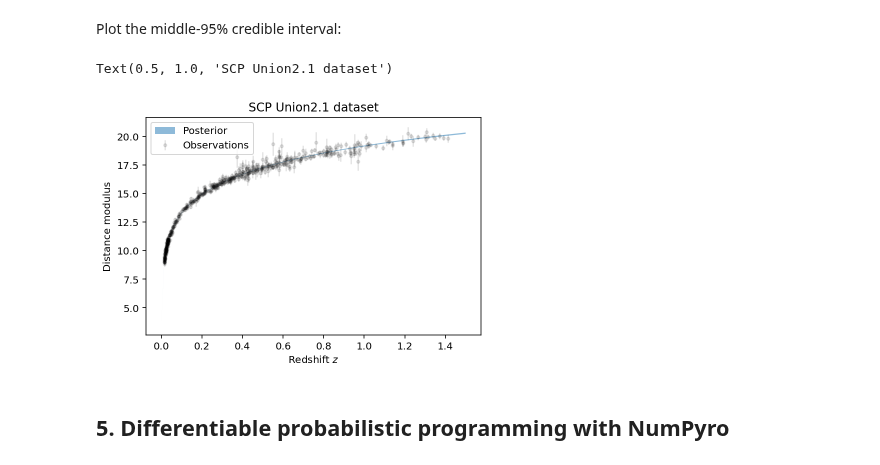
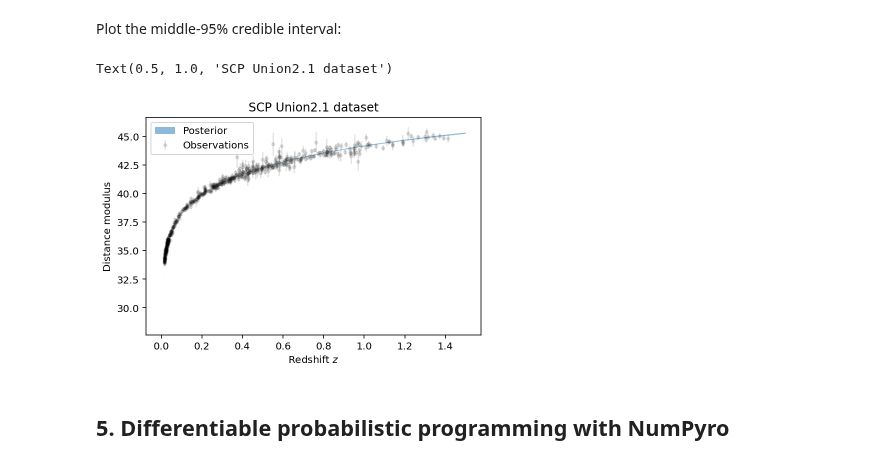
Before and after one commit to smsharma/deep-prob-prog-tutorials, a Jupyter notebook: 01_mcmc_and_vi.ipynb, the cells around one changed output. Cells and saved outputs as stored; diff of their text form; code cells hidden in the pictures.

```diff
--- a/01_mcmc_and_vi.ipynb
+++ b/01_mcmc_and_vi.ipynb
@@ -162,6 +171,4 @@ where we assume $\Omega_{\Lambda, 0} = 1 - \Omega_{m,0}$ for a flat Universe. Th
 # %%
-from scipy.integrate import quad
-
 def H(z, H0=70., OmM=0.3, OmL=0.7):
     """ Hubble evolution
 
@@ -188,7 +195,7 @@ def mu(z, H0=70, OmM=0.3):
     :param H0: Hubble constant
     :param OmM: Matter density
     """
-    return jnp.log10(dL(z, H0, OmM) + 5.) * 5.
+    return 25. + jnp.log10(dL(z, H0, OmM) + 5.) * 5.
 # %% [markdown]
 Let's plot the predicted distance modulus over the redshift range of observation and compare with observations.
 # %%
@@ -276,7 +284,7 @@ def log_likelihood_vmap(theta, z, mu_obs, mu_err):
     :param mu_err: Std of observed dist. mod.
     """
     H0, OmM = theta
-    mu = mu_pred_vmap(z, H0, OmM) + 25.
+    mu = mu_pred_vmap(z, H0, OmM)
     ll = -0.5 * np.sum((mu_obs - mu) ** 2 / mu_err ** 2)
     return ll
 # %%
@@ -429,9 +439,9 @@ n_walkers = 8
 
 # Use the vectorized log-posterior PDF we coded up to parallelize over walkers
 sampler = emcee.EnsembleSampler(nwalkers=n_walkers, ndim=2, log_prob_fn=log_post_vmap, args=(zs, mm, dm), vectorize=True)
-pos = soln.x + 1e-2 * np.random.randn(n_walkers, 2)  # Initial positions of walkers
+pos = soln.x + 1e-3 * np.random.randn(n_walkers, 2)  # Initial positions of walkers
 
-# Let 'em rip
+# Run MCMC sampler
 sampler.run_mcmc(initial_state=pos, nsteps=5000, progress=True);
 # %%
 samples_emcee = sampler.get_chain(discard=500, thin=8, flat=True)
@@ -456,16 +466,16 @@ mu_post = jnp.array([mu_pred_vmap(z_ary, H0, OmM0) for H0, OmM0 in (samples_emce
 Plot the middle-95\% credible interval:
 # %%
 plt.fill_between(z_ary, np.percentile(mu_post, [2.5], axis=0)[0], np.percentile(mu_post, [97.5], axis=0)[0], label="Posterior", alpha=0.5)
-plt.errorbar(zs, mm - 25, yerr=dm, marker='.', ls='None', color='k', label="Observations", alpha=0.1)
+plt.errorbar(zs, mm, yerr=dm, marker='.', ls='None', color='k', label="Observations", alpha=0.1)
 
 plt.legend()
 
 plt.xlabel(r"Redshift $z$")
 plt.ylabel(r"Distance modulus")
 plt.title(r"SCP Union2.1 dataset")
 # %% [output]
 Text(0.5, 1.0, 'SCP Union2.1 dataset')
-[figure, old version]
+[figure, new version]
 # %% [markdown]
 ## 5.&nbsp;Differentiable probabilistic programming with NumPyro
 # %%
```
Also changed, not shown: parts of 35 cells of this notebook.
